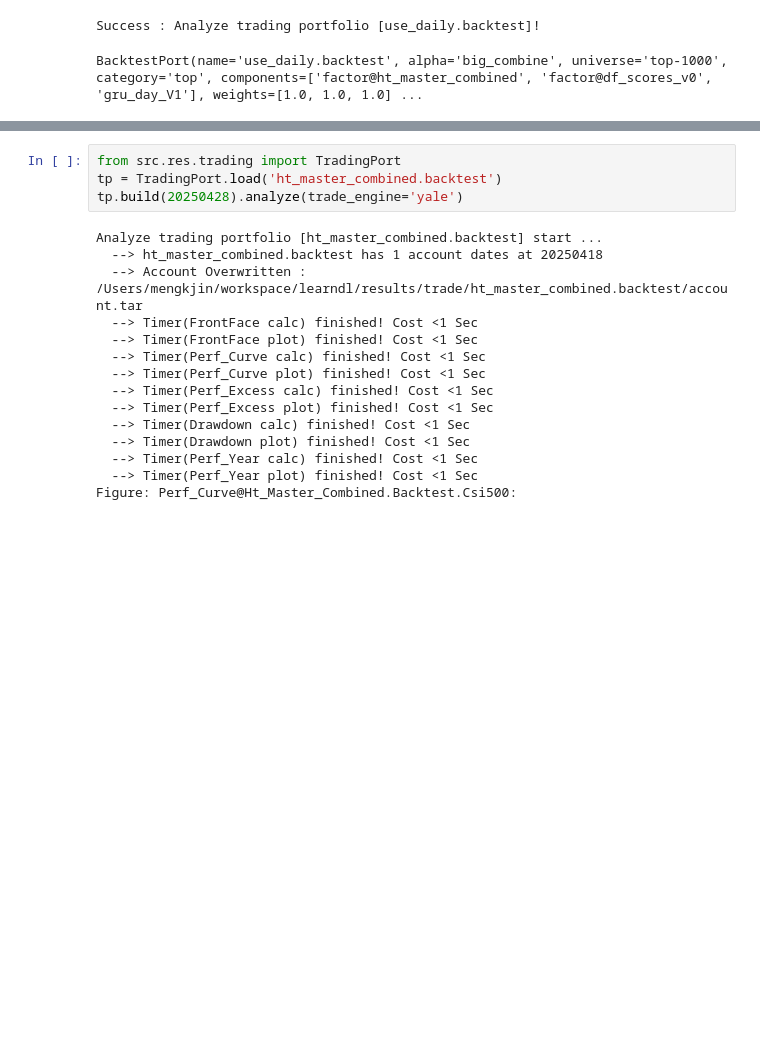
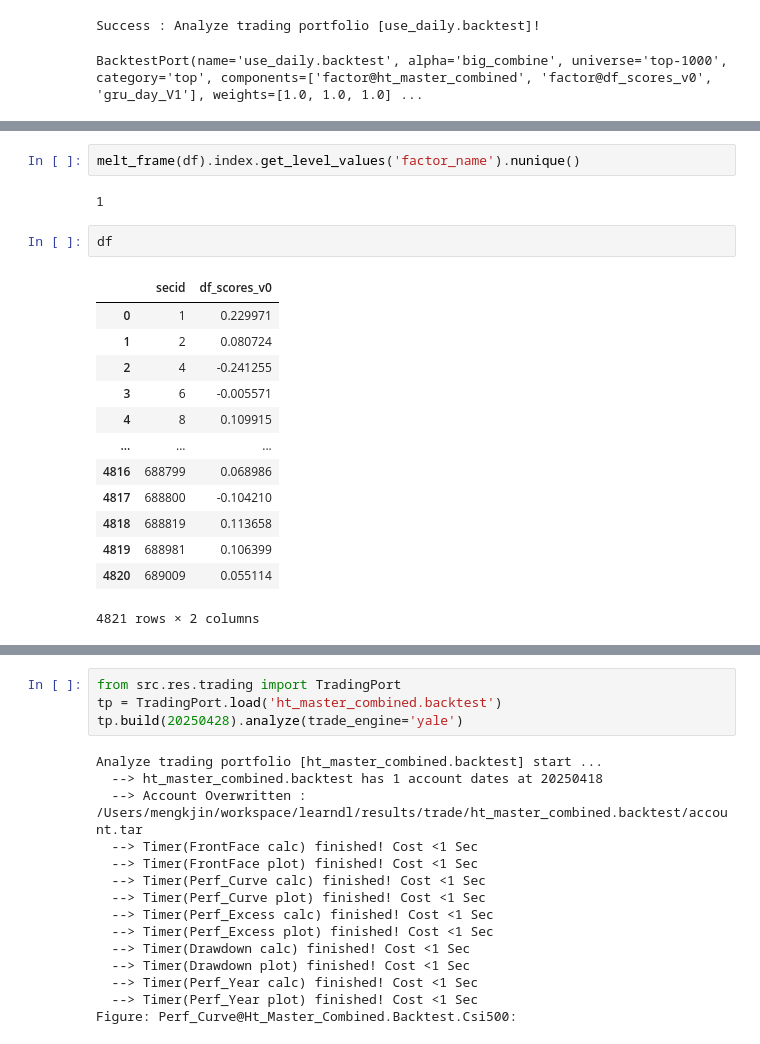
Before and after one commit to mengkjin/learndl, a Jupyter notebook: resources/notebooks/trade_port_analysis.ipynb, the cells around one changed output, grey strips where cells are left out. Saved outputs shown, nothing was run; the diff lists cells and outputs as text; blank space fills up the shorter version.

```diff
--- a/resources/notebooks/trade_port_analysis.ipynb
+++ b/resources/notebooks/trade_port_analysis.ipynb
@@ -55,2 +157,22 @@ tp.build().analyze()
+# %%
+melt_frame(df).index.get_level_values('factor_name').nunique()
+# %% [output]
+1
+# %%
+df
+# %% [output]
+|  | secid | df_scores_v0 |
+| 0 | 1 | 0.229971 |
+| 1 | 2 | 0.080724 |
+| 2 | 4 | -0.241255 |
+| 3 | 6 | -0.005571 |
+| 4 | 8 | 0.109915 |
+| ... | ... | ... |
+| 4816 | 688799 | 0.068986 |
+| 4817 | 688800 | -0.104210 |
+| 4818 | 688819 | 0.113658 |
+| 4819 | 688981 | 0.106399 |
+| 4820 | 689009 | 0.055114 |
+4821 rows × 2 columns
 # %%
 from src.res.trading import TradingPort
```
Also changed, not shown: parts of 5 cells of this notebook, 13 other files.
